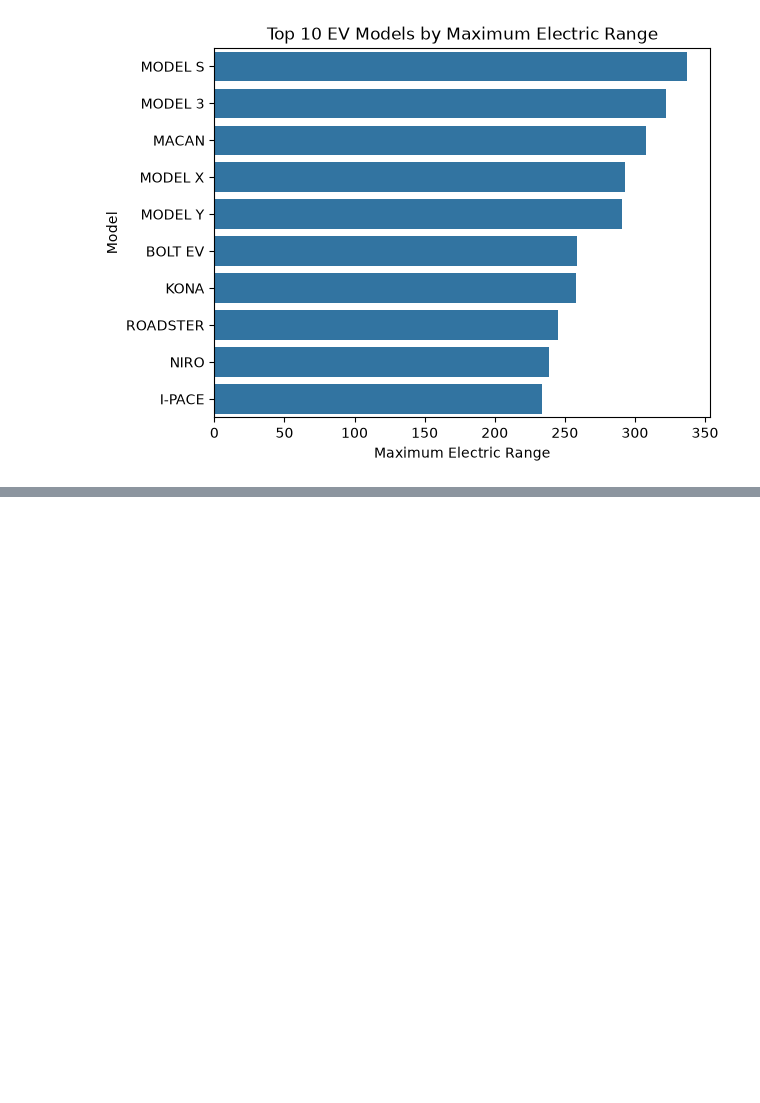
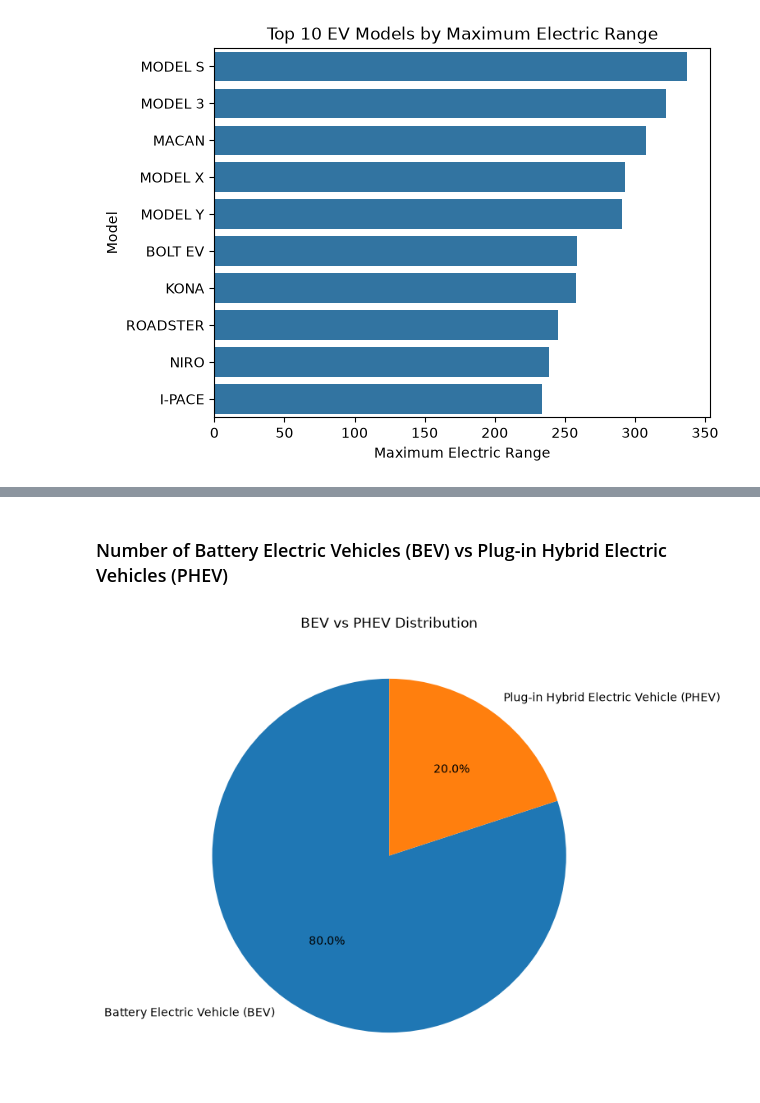
Before and after one commit to abhiii04-25/Electric-Vehicle-Population, a Jupyter notebook: Intermediate.ipynb, the cells around one changed output, grey strips where cells are left out. Saved outputs shown, nothing was run; the diff lists cells and outputs as text; code cells hidden in the pictures; blank space fills up the shorter version.

```diff
--- a/Intermediate.ipynb
+++ b/Intermediate.ipynb
@@ -108,0 +141,10 @@ plt.show()
+# %% [markdown]
+### Number of Battery Electric Vehicles (BEV) vs Plug-in Hybrid Electric Vehicles (PHEV)
+# %%
+vehicle_counts = df["Electric Vehicle Type"].value_counts()
+plt.figure(figsize=(7,7))
+plt.pie(vehicle_counts,labels=vehicle_counts.index,autopct="%1.1f%%",startangle=90)
+plt.title("BEV vs PHEV Distribution")
+plt.show()
+# %% [output]
+[figure, added]
```
Also changed, not shown: parts of 6 cells of this notebook.
